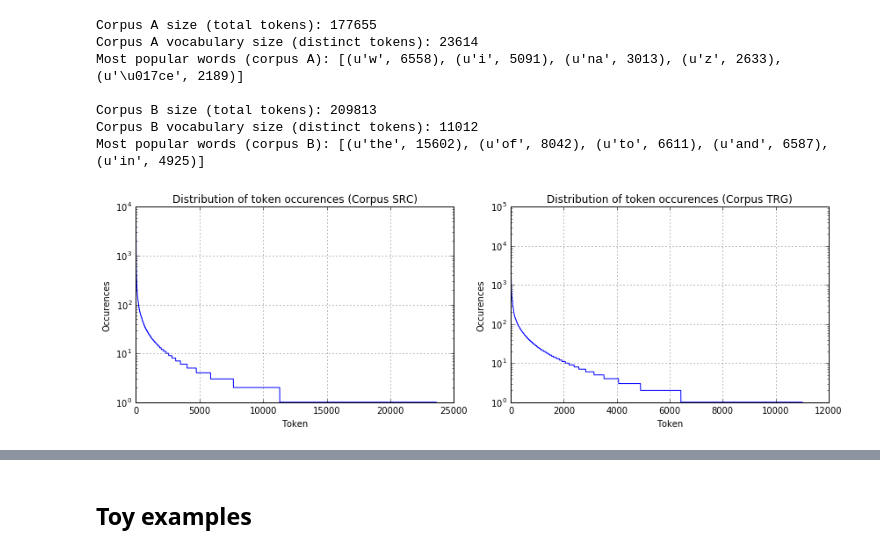
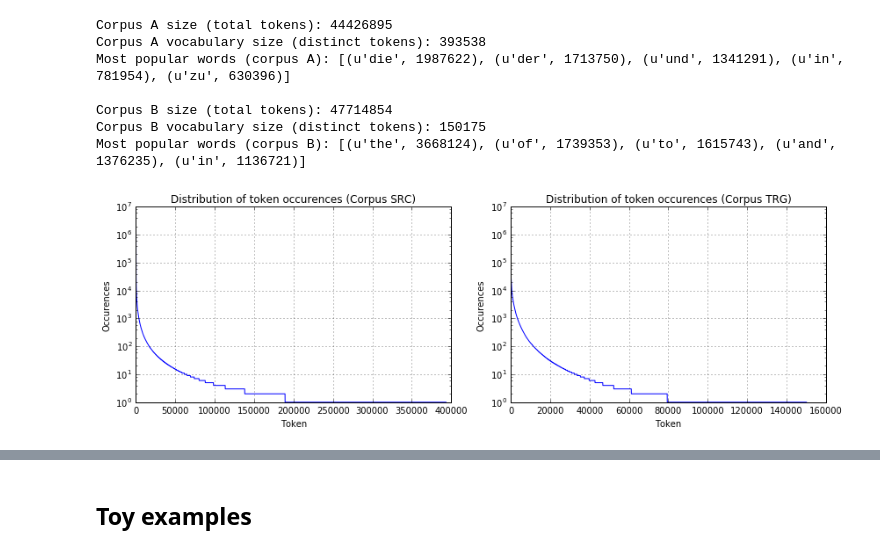
Before and after one commit to muggin/dl-for-nlp, a Jupyter notebook: seq-to-seq.ipynb, the cells around one changed output, grey strips where cells are left out. Cells and saved outputs as stored; diff of their text form; code cells hidden in the pictures.

```diff
--- a/seq-to-seq.ipynb
+++ b/seq-to-seq.ipynb
@@ -191,7 +195,7 @@ class Embeddings(object):
         return self._vocab_enc.keys()
 # %%
 CORPUS_A_PATH, CORPUS_B_PATH = './corpora/europarl.de-en.de', './corpora/europarl.de-en.en'
-CORPUS_A_PATH, CORPUS_B_PATH = './corpora/europarl.pl-en.pls', './corpora/europarl.pl-en.ens'
+#CORPUS_A_PATH, CORPUS_B_PATH = './corpora/europarl.pl-en.pl', './corpora/europarl.pl-en.en'
 
 # LOAD CORPUS
 corpus_a, vocab_cnt_a = load_corpus(CORPUS_A_PATH)
@@ -203,40 +207,40 @@ raw_corpus_b_size = sum(vocab_cnt_b.itervalues())
 raw_vocab_b_size = len(vocab_cnt_b)
 
 print 'Corpus A size (total tokens):', raw_corpus_a_size
 print 'Corpus A vocabulary size (distinct tokens):', raw_vocab_a_size
 print 'Most popular words (corpus A):', vocab_cnt_a.most_common(5)
 print
 print 'Corpus B size (total tokens):', raw_corpus_b_size
 print 'Corpus B vocabulary size (distinct tokens):', raw_vocab_b_size
 print 'Most popular words (corpus B):', vocab_cnt_b.most_common(5)
 
 # visualize distribution
 counts_a = sorted(vocab_cnt_a.itervalues(), reverse=True)
 counts_b = sorted(vocab_cnt_b.itervalues(), reverse=True)
 plt.figure(figsize=(12, 4))
 plt.subplot(121)
 plt.semilogy(range(len(counts_a)), counts_a)
 plt.title('Distribution of token occurences (Corpus SRC)')
 plt.xlabel('Token')
 plt.ylabel('Occurences')
 plt.grid()
 plt.subplot(122)
 plt.semilogy(range(len(counts_b)), counts_b)
 plt.title('Distribution of token occurences (Corpus TRG)')
 plt.xlabel('Token')
 plt.ylabel('Occurences')
 plt.tight_layout()
 plt.grid()
 plt.show()
 # %% [output]
-Corpus A size (total tokens): 177655
-Corpus A vocabulary size (distinct tokens): 23614
-Most popular words (corpus A): [(u'w', 6558), (u'i', 5091), (u'na', 3013), (u'z', 2633), (u'\u017ce', 2189)]
+Corpus A size (total tokens): 44426895
+Corpus A vocabulary size (distinct tokens): 393538
+Most popular words (corpus A): [(u'die', 1987622), (u'der', 1713750), (u'und', 1341291), (u'in', 781954), (u'zu', 630396)]
 
-Corpus B size (total tokens): 209813
-Corpus B vocabulary size (distinct tokens): 11012
-Most popular words (corpus B): [(u'the', 15602), (u'of', 8042), (u'to', 6611), (u'and', 6587), (u'in', 4925)]
+Corpus B size (total tokens): 47714854
+Corpus B vocabulary size (distinct tokens): 150175
+Most popular words (corpus B): [(u'the', 3668124), (u'of', 1739353), (u'to', 1615743), (u'and', 1376235), (u'in', 1136721)]
-[figure, old version]
+[figure, new version]
 # %%
 # LIMIT VOCABS
 LANG_A_TOKEN_LIMIT = 45000
```
Also changed, not shown: parts of 6 cells of this notebook, 2 other files.
